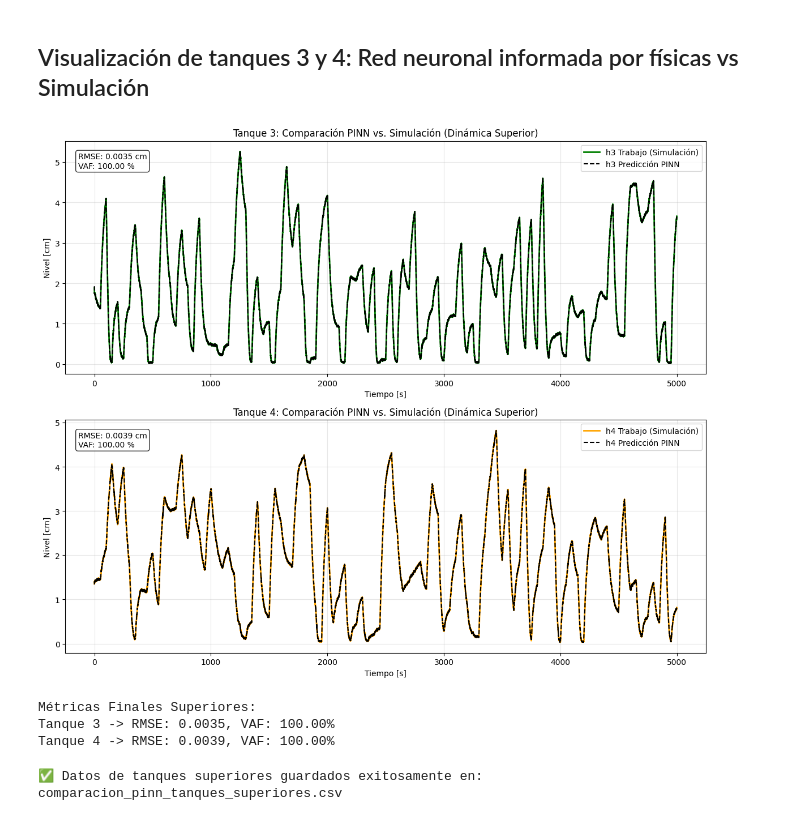
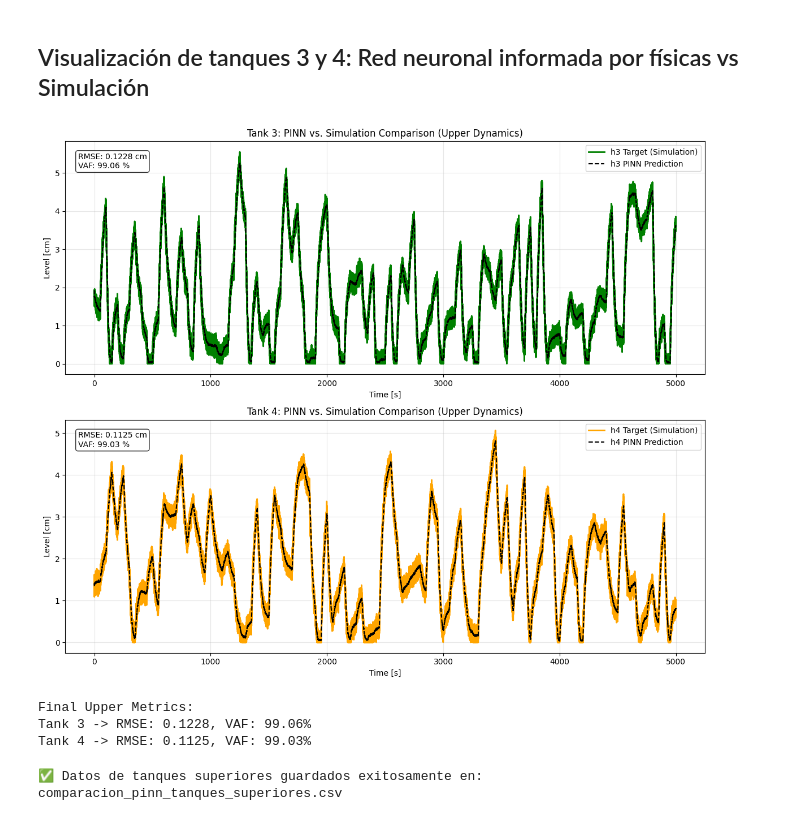
Before and after one commit to azvcud/CoDiT_Comparison-of-PINN-and-Bilinear-Koopman, a Jupyter notebook: PINN_NMPC_CasADi_CuatroTanques.ipynb, the cells around one changed output. Saved outputs shown, nothing was run; the diff lists cells and outputs as text; code cells hidden in the pictures.

```diff
--- a/PINN_NMPC_CasADi_CuatroTanques.ipynb
+++ b/PINN_NMPC_CasADi_CuatroTanques.ipynb
@@ -450,10 +435,10 @@ X_physics_tensor.shape (Physics Loss - MIMO 6): torch.Size([100000, 6])
 # %%
 class PhysicsLoss(nn.Module):
     def __init__(self, A1, A2, A3, A4, a1, a2, a3, a4, g, k1, k2, gamma1, gamma2, epsilon, dt, SCALING_PARAMS):
-        '''Cálculo de residuales para el sistema de 4 tanques: transición k -> k+1'''
+        # Calculation of residuals for the 4-tank system: transition k -> k+1
         super(PhysicsLoss, self).__init__()
 
-        # Almacenar constantes físicas como tensores
+        # Store physical constants as tensors
         self.A1, self.A2 = torch.tensor(A1).to(device), torch.tensor(A2).to(device)
         self.A3, self.A4 = torch.tensor(A3).to(device), torch.tensor(A4).to(device)
         self.a1, self.a2 = torch.tensor(a1).to(device), torch.tensor(a2).to(device)
@@ -462,11 +447,10 @@ class PhysicsLoss(nn.Module):
         self.k1, self.k2 = torch.tensor(k1).to(device), torch.tensor(k2).to(device)
         self.gamma1 = torch.tensor(gamma1).to(device)
         self.gamma2 = torch.tensor(gamma2).to(device)
-
         self.epsilon = torch.tensor(epsilon, dtype=torch.float32).to(device)
         self.dt = torch.tensor(dt, dtype=torch.float32).to(device)
 
-        # Parámetros de denormalización (4 tanques + 2 bombas)
+        # Denormalization parameters for states and pump voltages
         self.h1_min, self.h1_max = torch.tensor(SCALING_PARAMS['h1']['min']).to(device), torch.tensor(SCALING_PARAMS['h1']['max']).to(device)
         self.h2_min, self.h2_max = torch.tensor(SCALING_PARAMS['h2']['min']).to(device), torch.tensor(SCALING_PARAMS['h2']['max']).to(device)
         self.h3_min, self.h3_max = torch.tensor(SCALING_PARAMS['h3']['min']).to(device), torch.tensor(SCALING_PARAMS['h3']['max']).to(device)
@@ -475,10 +459,7 @@ class PhysicsLoss(nn.Module):
         self.v2_min, self.v2_max = torch.tensor(SCALING_PARAMS['v2']['min']).to(device), torch.tensor(SCALING_PARAMS['v2']['max']).to(device)
 
     def forward(self, x_norm, h_next_pred_norm):
-        # x_norm: [h1_k_norm, h2_k_norm, h3_k_norm, h4_k_norm, v1_k_norm, v2_k_norm]
-        # h_next_pred_norm: [h1_k+1_norm, h2_k+1_norm, h3_k+1_norm, h4_k+1_norm]
-
-        # 1. Denormalización del estado actual k (Entradas)
+        # Denormalization of current state k
         h1_k = self.h1_min + x_norm[:, 0:1] * (self.h1_max - self.h1_min)
         h2_k = self.h2_min + x_norm[:, 1:2] * (self.h2_max - self.h2_min)
         h3_k = self.h3_min + x_norm[:, 2:3] * (self.h3_max - self.h3_min)
@@ -486,13 +467,13 @@ class PhysicsLoss(nn.Module):
         v1_k = self.v1_min + x_norm[:, 4:5] * (self.v1_max - self.v1_min)
         v2_k = self.v2_min + x_norm[:, 5:6] * (self.v2_max - self.v2_min)
 
-        # 2. Denormalización del estado predicho k+1 (Salidas de la red)
+        # Denormalization of predicted state k+1
         h1_k1_pred = self.h1_min + h_next_pred_norm[:, 0:1] * (self.h1_max - self.h1_min)
         h2_k1_pred = self.h2_min + h_next_pred_norm[:, 1:2] * (self.h2_max - self.h2_min)
         h3_k1_pred = self.h3_min + h_next_pred_norm[:, 2:3] * (self.h3_max - self.h3_min)
         h4_k1_pred = self.h4_min + h_next_pred_norm[:, 3:4] * (self.h4_max - self.h4_min)
 
-        # 3. Cálculo de las derivadas físicas instantáneas (Leyes de Torricelli y Balance de Masa)
+        # Torricelli’s Law and Mass Balance derivatives
         h1_s = torch.max(h1_k, self.epsilon)
         h2_s = torch.max(h2_k, self.epsilon)
         h3_s = torch.max(h3_k, self.epsilon)
@@ -503,7 +484,7 @@ class PhysicsLoss(nn.Module):
         dh3_dt = -(self.a3/self.A3)*torch.sqrt(2*self.g*h3_s) + ((1-self.gamma2)*self.k2/self.A3)*v2_k
         dh4_dt = -(self.a4/self.A4)*torch.sqrt(2*self.g*h4_s) + ((1-self.gamma1)*self.k1/self.A4)*v1_k
 
-        # 4. Cálculo de los residuales basados en Euler
+        # Physics residuals based on Euler discretization
         R1 = h1_k1_pred - (h1_k + self.dt * dh1_dt)
         R2 = h2_k1_pred - (h2_k + self.dt * dh2_dt)
         R3 = h3_k1_pred - (h3_k + self.dt * dh3_dt)
@@ -848,47 +820,47 @@ print(f"✅ Archivo de validación PINN guardado como: {nombre_pinn_csv}")
 # %% [markdown]
 ## Visualización de tanques 3 y 4: Red neuronal informada por físicas vs Simulación
 # %%
-# Figura de visualización para Tanques Superiores
+# Visualization Figure for Upper Tanks
 plt.figure(figsize=(12, 10))
 
-# Altura h3 (Tanque Superior 3)
+# Height h3 (Upper Tank 3)
 plt.subplot(2, 1, 1)
-plt.plot(t_plot, h3_train_real, 'g', linewidth=2, label='h3 Trabajo (Simulación)')
-plt.plot(t_plot, h3_pred_train, 'k--', linewidth=1.5, label='h3 Predicción PINN')
-plt.xlabel('Tiempo [s]')
-plt.ylabel('Nivel [cm]')
-plt.title('Tanque 3: Comparación PINN vs. Simulación (Dinámica Superior)')
+plt.plot(t_plot, h3_noisy[1:], 'g', linewidth=2, label='h3 Target (Simulation)')
+plt.plot(t_plot, h3_pred_train, 'k--', linewidth=1.5, label='h3 PINN Prediction')
+plt.xlabel('Time [s]')
+plt.ylabel('Level [cm]')
+plt.title('Tank 3: PINN vs. Simulation Comparison (Upper Dynamics)')
 
-# Añadir métricas h3
+# Add h3 metrics
 textstr3 = '\n'.join((f'RMSE: {rmse3:.4f} cm', f'VAF: {vaf3:.2f} %'))
 plt.gca().text(0.02, 0.95, textstr3, transform=plt.gca().transAxes, fontsize=10,
                verticalalignment='top', bbox=dict(boxstyle='round', facecolor='white', alpha=0.8))
 plt.legend(loc='upper right')
 plt.grid(True, alpha=0.3)
 
-# Altura h4 (Tanque Superior 4)
+# Height h4 (Upper Tank 4)
 plt.subplot(2, 1, 2)
-plt.plot(t_plot, h4_train_real, 'orange', linewidth=2, label='h4 Trabajo (Simulación)')
-plt.plot(t_plot, h4_pred_train, 'k--', linewidth=1.5, label='h4 Predicción PINN')
-plt.xlabel('Tiempo [s]')
-plt.ylabel('Nivel [cm]')
-plt.title('Tanque 4: Comparación PINN vs. Simulación (Dinámica Superior)')
+plt.plot(t_plot, h4_noisy[1:], 'orange', linewidth=2, label='h4 Target (Simulation)')
+plt.plot(t_plot, h4_pred_train, 'k--', linewidth=1.5, label='h4 PINN Prediction')
+plt.xlabel('Time [s]')
+plt.ylabel('Level [cm]')
+plt.title('Tank 4: PINN vs. Simulation Comparison (Upper Dynamics)')
 
-# Añadir métricas h4
+# Add h4 metrics
 textstr4 = '\n'.join((f'RMSE: {rmse4:.4f} cm', f'VAF: {vaf4:.2f} %'))
 plt.gca().text(0.02, 0.95, textstr4, transform=plt.gca().transAxes, fontsize=10,
                verticalalignment='top', bbox=dict(boxstyle='round', facecolor='white', alpha=0.8))
 plt.legend(loc='upper right')
 plt.grid(True, alpha=0.3)
 
 plt.tight_layout()
 plt.show()
 
-print(f"Métricas Finales Superiores:\nTanque 3 -> RMSE: {rmse3:.4f}, VAF: {vaf3:.2f}%")
-print(f"Tanque 4 -> RMSE: {rmse4:.4f}, VAF: {vaf4:.2f}%")
+print(f"Final Upper Metrics:\nTank 3 -> RMSE: {rmse3:.4f}, VAF: {vaf3:.2f}%")
+print(f"Tank 4 -> RMSE: {rmse4:.4f}, VAF: {vaf4:.2f}%")
 # %% [output]
-[figure, old version]
+[figure, new version]
-Métricas Finales Superiores:
-Tanque 3 -> RMSE: 0.0035, VAF: 100.00%
-Tanque 4 -> RMSE: 0.0039, VAF: 100.00%
+Final Upper Metrics:
+Tank 3 -> RMSE: 0.1228, VAF: 99.06%
+Tank 4 -> RMSE: 0.1125, VAF: 99.03%
 # %%
```
Also changed, not shown: parts of 46 cells of this notebook, 3 other files.
